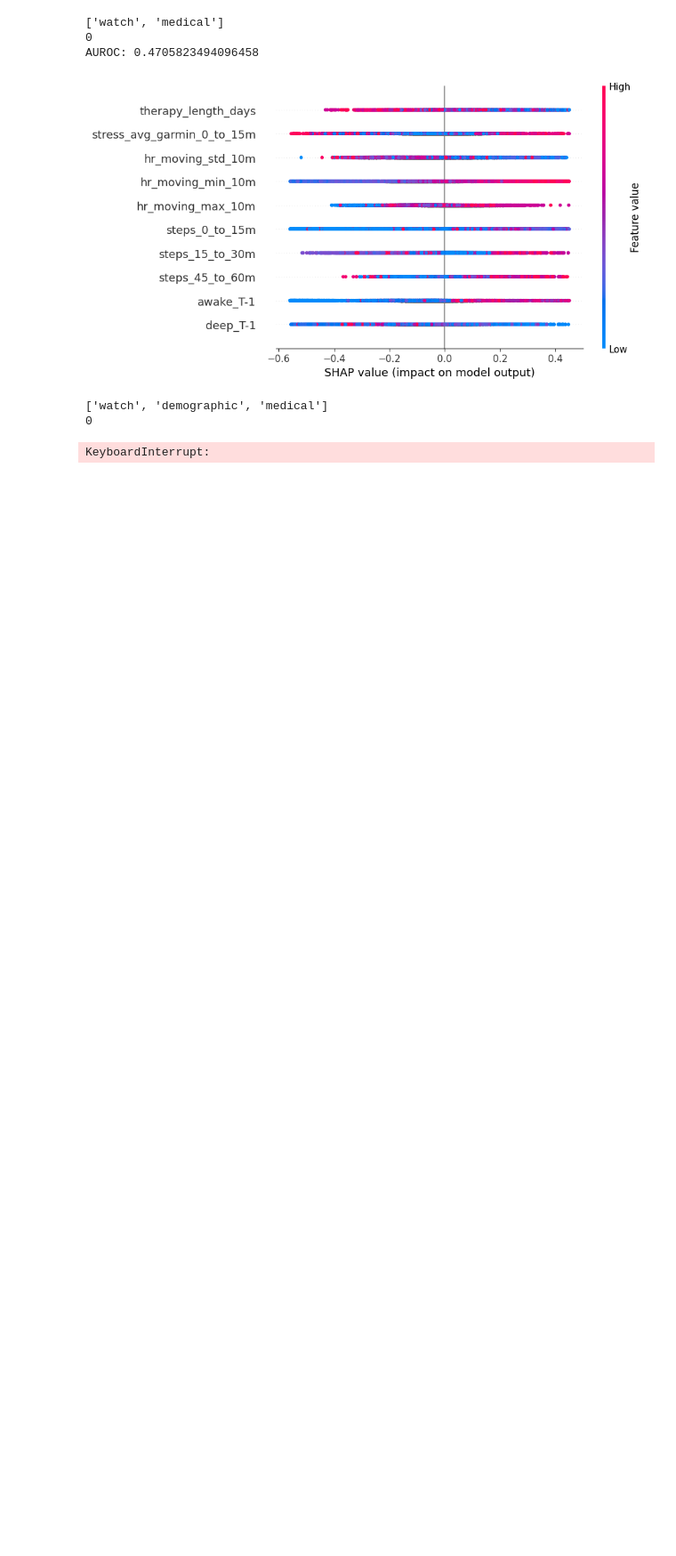
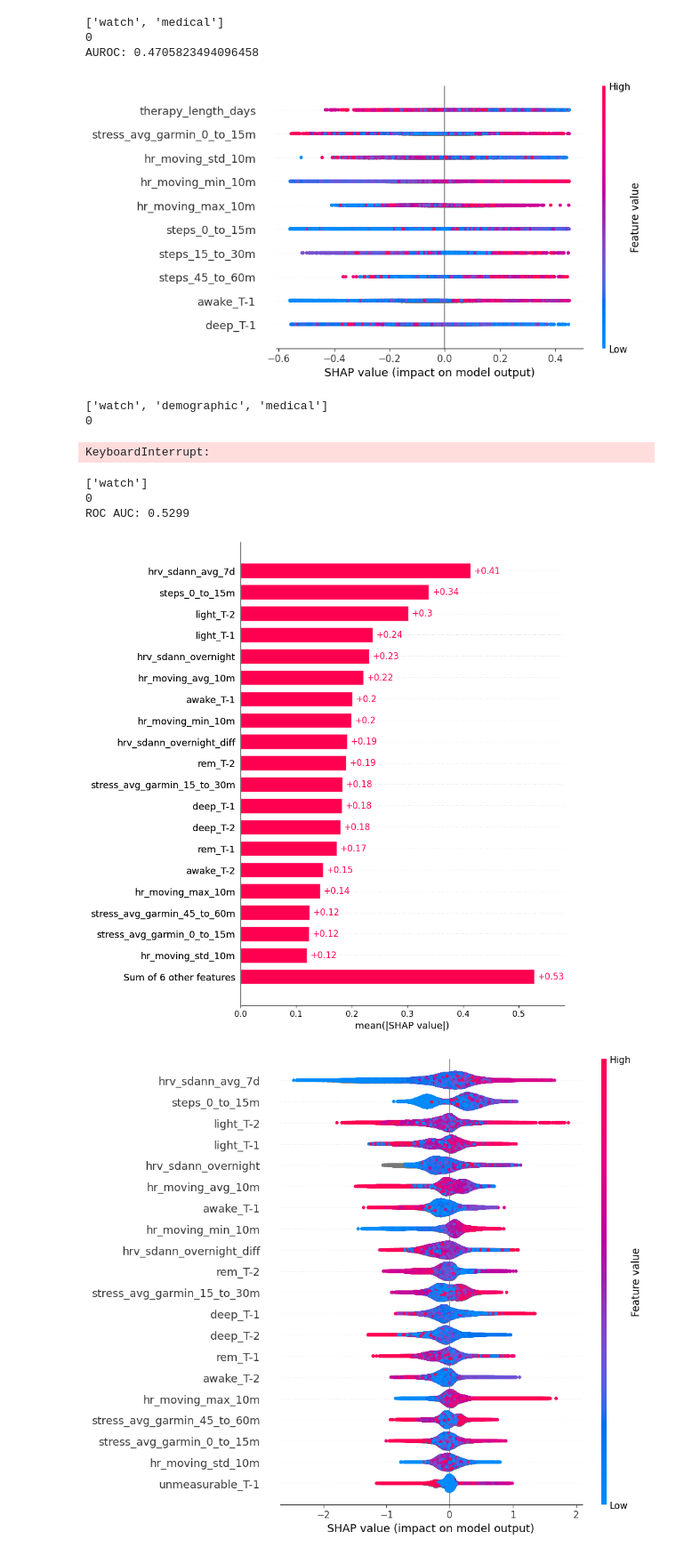
Before and after one commit to lab-heal/pistachio, a Jupyter notebook: eval_shap.ipynb, the cells around one changed output. Shown at 89% size. Cells and saved outputs as stored; diff of their text form; code cells hidden in the pictures; blank space fills up the shorter version.

```diff
--- a/eval_shap.ipynb
+++ b/eval_shap.ipynb
@@ -72,13 +72,15 @@ def population_model_shap(supersets: list[str], week: int) -> shap.Explanation:
         axis=1,
     )
     df = df[df["therapy_week"].between(week_range[0], week_range[1])]
-    df = df[df["ActivityDateTime"].dt.hour.between(active_hours[0], active_hours[1])]
 
     df_sham = df[df["Arm_Sham"]]
     df_active = df[~df["Arm_Sham"]]
 
     df_train = pd.concat([df_sham, df_active[df_active["therapy_week"] < week]])
-    df_test = df_active[df_active["therapy_week"] == week]
+    df_test = df_active[df_active["therapy_week"] >= week]
+    df_test = df_test[
+        df_test["ActivityDateTime"].dt.hour.between(active_hours[0], active_hours[1])
+    ]
 
     window = "60m"
     X_train, y_train = prep_X_y(df_train, f"tantrum_within_{window}")
@@ -196,11 +198,18 @@ AUROC: 0.4705823494096458
 0
 KeyboardInterrupt:
 # %%
+weeks = [0]
 for superset in supersets_to_test:
     print(superset)
-    for week in (0, 7, 14):
+    for week in weeks:
         print(week)
         explanation = population_model_shap(superset, week=week)
 
-        shap.plots.bar(explanation)
+        shap.plots.bar(explanation, max_display=20)
         shap.plots.beeswarm(explanation, group_remaining_features=False)
+# %% [output]
+['watch']
+0
+ROC AUC: 0.5299
+[figure, added]
+[figure, added]
```
Also changed, not shown: parts of 1 cell of this notebook, 3 other files.
